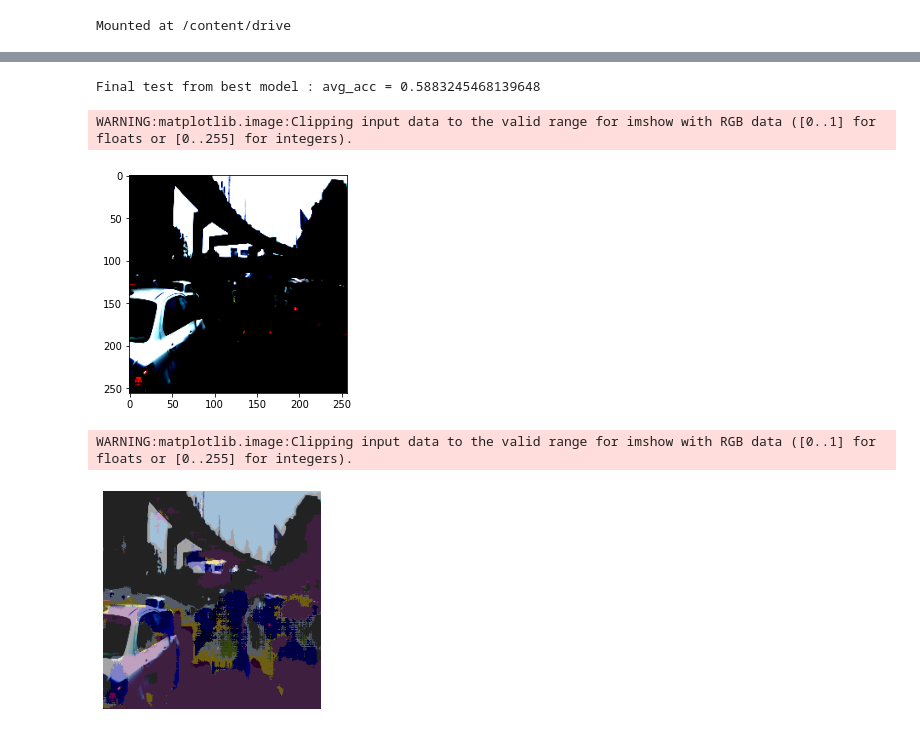
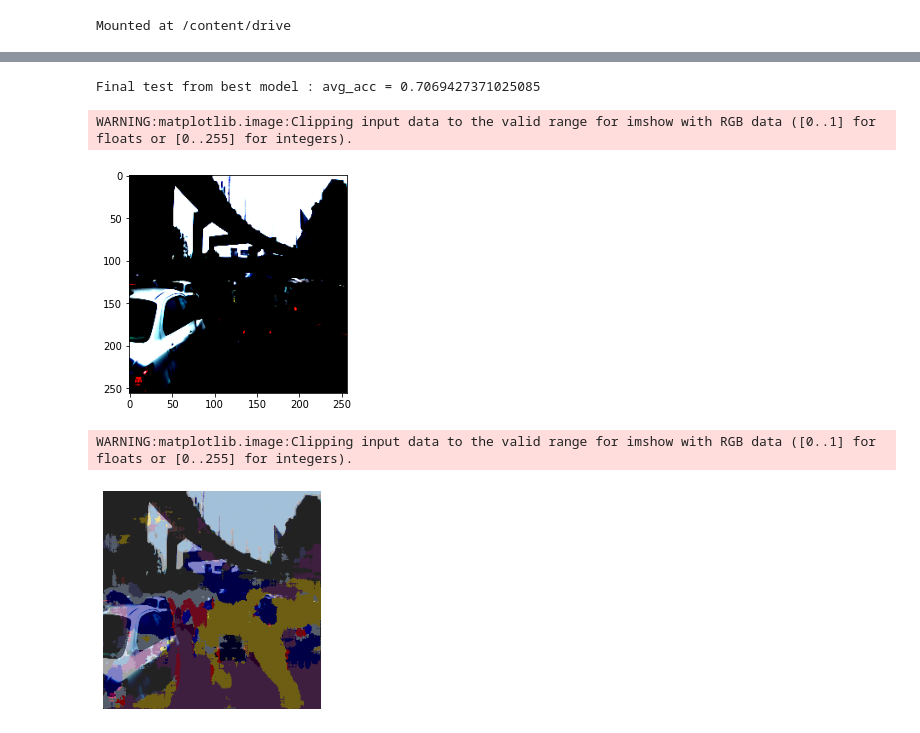
Before and after one commit to 18ttruongk/DSC_210_project, a Jupyter notebook: image_segmentation_project/210_DSC_res_net.ipynb, the cells around one changed output, grey strips where cells are left out. Saved outputs shown, nothing was run; the diff lists cells and outputs as text; code cells hidden in the pictures.

```diff
--- a/image_segmentation_project/210_DSC_res_net.ipynb
+++ b/image_segmentation_project/210_DSC_res_net.ipynb
@@ -563,12 +561,12 @@ VALIDATION: iter0, loss: 0.8233969807624817
 # %%
-# Teting the best model (learning_rate = 0.005, epochs = 50)
+# Teting the model (learning_rate = 0.005, epoechs = 5)
 learning_rate = 0.005
-epochs = 50
+epochs = 5
 
 test(learning_rate, epochs)
 # %% [output]
-Final test from best model : avg_acc = 0.5883245468139648
+Final test from best model : avg_acc = 0.7069427371025085
 WARNING:matplotlib.image:Clipping input data to the valid range for imshow with RGB data ([0..1] for floats or [0..255] for integers).
 [figure]
 WARNING:matplotlib.image:Clipping input data to the valid range for imshow with RGB data ([0..1] for floats or [0..255] for integers).
-[figure, old version]
+[figure, new version]
```
Also changed, not shown: parts of 1 cell of this notebook, 13 other files.
